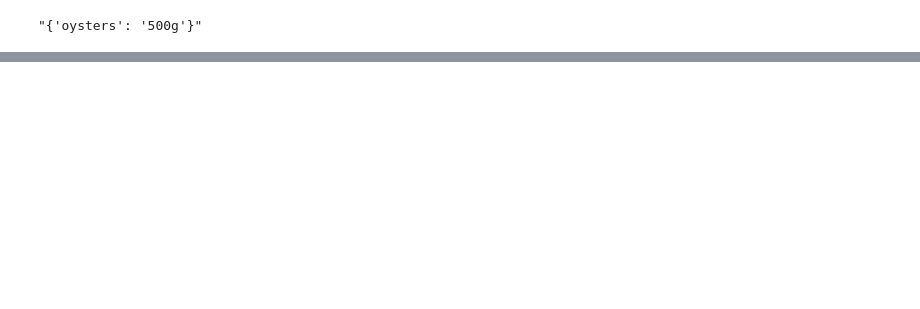
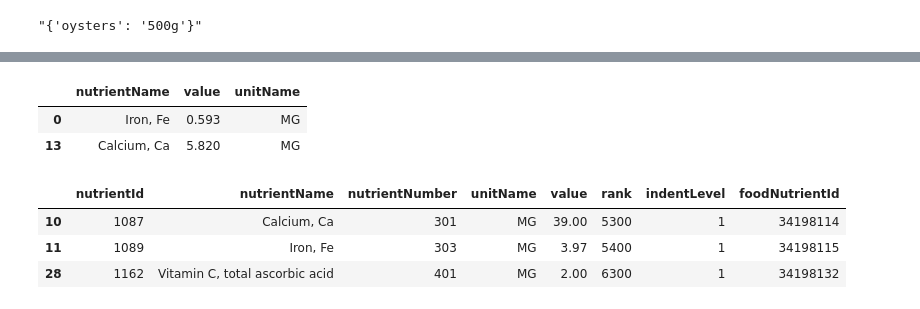
Before and after one commit to chelseanbr/smolvlm-nutrition-vqa, a Jupyter notebook: notebooks/01-get-iron.ipynb, the cells around one changed output, grey strips where cells are left out. Cells and saved outputs as stored; diff of their text form; code cells hidden in the pictures; blank space fills up the shorter version.

```diff
--- a/notebooks/01-get-iron.ipynb
+++ b/notebooks/01-get-iron.ipynb
@@ -66,0 +112,18 @@ data_df
+# %%
+FOODS_SEARCH_URL = 'https://api.nal.usda.gov/fdc/v1/foods/search'
+FOODS_DETAIL_URL = 'https://api.nal.usda.gov/fdc/v1/food/'
+
+nutrition_data = {}
+ingredients_test = ['abalone', 'chicken', 'tuna']
+# %%
+# Search for food
+ingredient = 'chicken'
+food_query = ingredient
+r = requests.get(f'https://api.nal.usda.gov/fdc/v1/foods/search?api_key={api_key}&query={food_query}&dataType=Foundation')
+data = r.json()
+data_df = pd.DataFrame.from_dict(data['foods'])
+if len(data_df) == 0:  # Data not found
+    r = requests.get(f'https://api.nal.usda.gov/fdc/v1/foods/search?api_key={api_key}&query={food_query}')
+    data = r.json()
+    data_df = pd.DataFrame.from_dict(data['foods'])
+data_df
@@ -66,0 +141,23 @@ data_df
+# %%
+nutrients = pd.DataFrame(data_df.iloc[0]['foodNutrients'])
+nutrients = nutrients.loc[nutrients['nutrientId'].isin([1087, 1089, 1162])][['nutrientName', 'value', 'unitName']]
+nutrients
+# %% [output]
+|  | nutrientName | value | unitName |
+| 0 | Iron, Fe | 0.593 | MG |
+| 13 | Calcium, Ca | 5.820 | MG |
+# %%
+# Get food nutrients
+if len(data_df) > 0:  # Data found
+    nutrients = pd.DataFrame(data_df.iloc[0]['foodNutrients'])
+    nutrients = nutrients.loc[nutrients['nutrientId'].isin([1087, 1089, 1162])]
+    nutrition_data[ingredient] = {'found': True, 'vitamin_c': 0, 'iron': 0, 'calcium': 0}
+else:  # Data not found
+    nutrition_data[ingredient] = {'found': False, 'vitamin_c': 0, 'iron': 0, 'calcium': 0}
+# %%
+nutrients
+# %% [output]
+|  | nutrientId | nutrientName | nutrientNumber | unitName | value | rank | indentLevel | foodNutrientId |
+| 10 | 1087 | Calcium, Ca | 301 | MG | 39.00 | 5300 | 1 | 34198114 |
+| 11 | 1089 | Iron, Fe | 303 | MG | 3.97 | 5400 | 1 | 34198115 |
+| 28 | 1162 | Vitamin C, total ascorbic acid | 401 | MG | 2.00 | 6300 | 1 | 34198132 |
```
Also changed, not shown: parts of 9 cells of this notebook, 5 other files.
